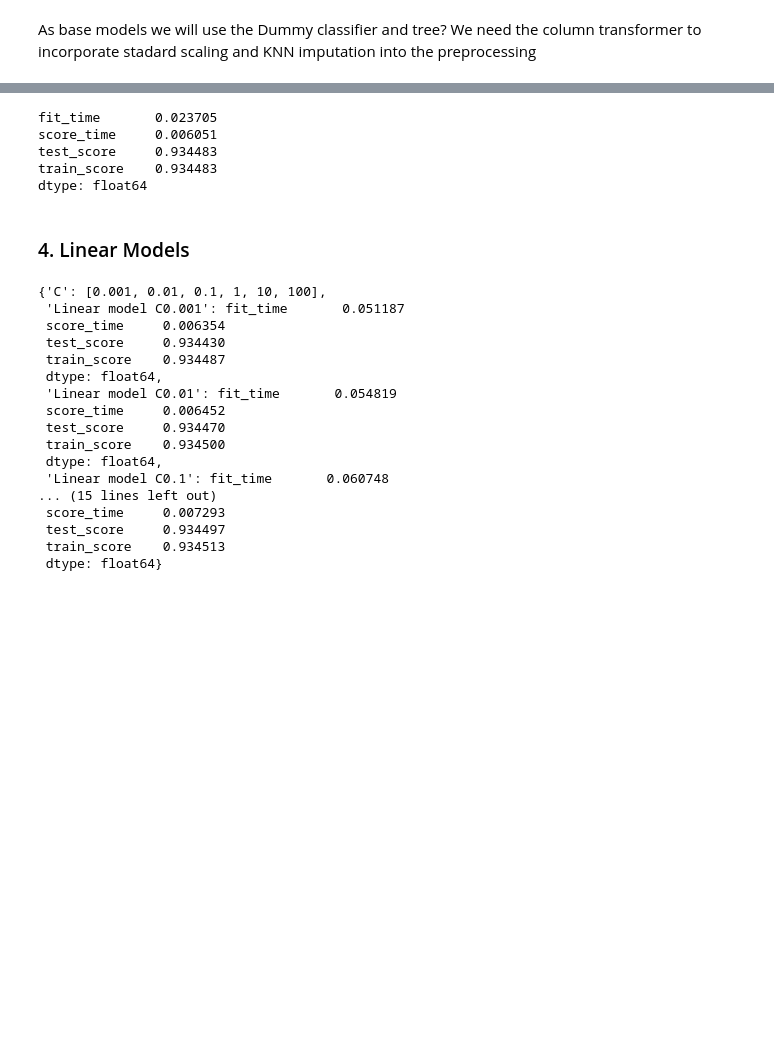
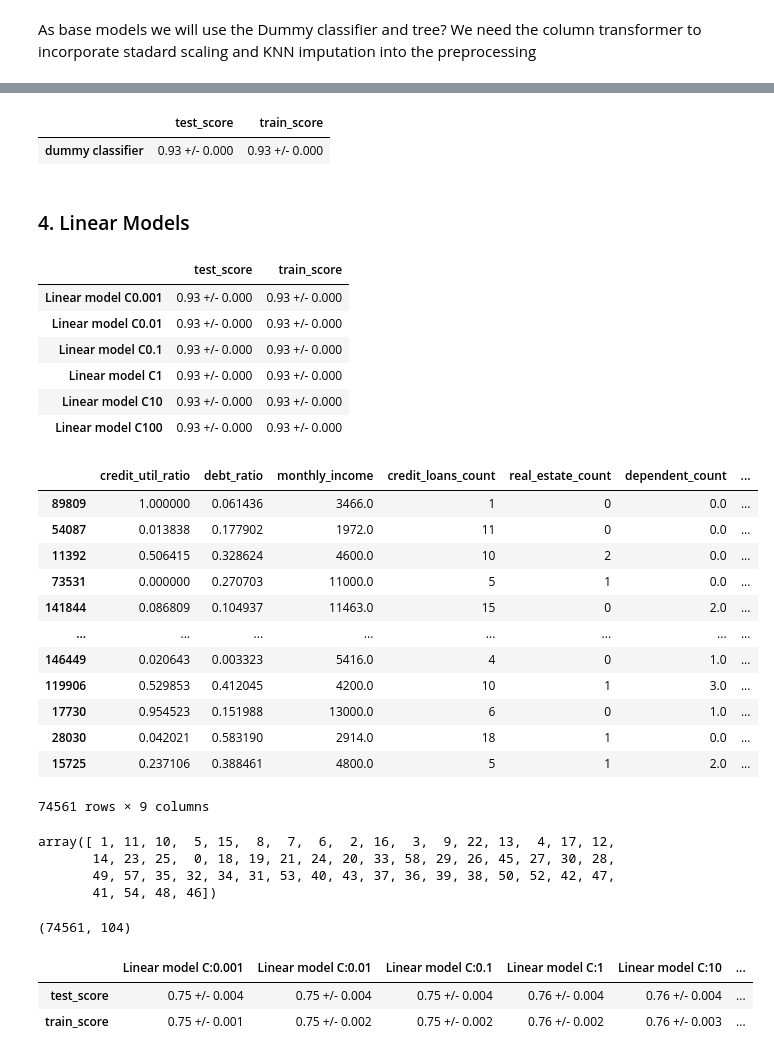
Before and after one commit to nb488/Credit-Risk-Prediction-Project, a Jupyter notebook: main.ipynb, the cells around one changed output, grey strips where cells are left out. Cells and saved outputs as stored; diff of their text form; code cells hidden in the pictures; blank space fills up the shorter version.

Commit message:
Linear model w/ some hyperparameter optimization

```diff
--- a/main.ipynb
+++ b/main.ipynb
@@ -315,12 +349,12 @@ scores = cross_validate(dummy_pipe, X_train, y_train, cv = 5, return_train_score
 # %%
 # The results are expected if the dummy are choosing the 0 class more often
 
-pd.DataFrame(scores).mean()
+dummy_pipe = make_pipeline(col_transformer, dummy)
+
+results["dummy classifier"] = cross_validate_mean_std(dummy_pipe, X_train, y_train)
+pd.DataFrame(results).T
 # %% [output]
-fit_time       0.023705
-score_time     0.006051
-test_score     0.934483
-train_score    0.934483
-dtype: float64
+|  | test_score | train_score |
+| dummy classifier | 0.93 +/- 0.000 | 0.93 +/- 0.000 |
 # %% [markdown]
 ### 4. Linear Models
@@ -340,20 +372,39 @@ for c in c_dict["C"] :
 # %%
-c_dict
+pd.DataFrame(linear_model_dict).T
 # %% [output]
-{'C': [0.001, 0.01, 0.1, 1, 10, 100],
- 'Linear model C0.001': fit_time       0.051187
- score_time     0.006354
- test_score     0.934430
- train_score    0.934487
- dtype: float64,
- 'Linear model C0.01': fit_time       0.054819
- score_time     0.006452
- test_score     0.934470
- train_score    0.934500
- dtype: float64,
- 'Linear model C0.1': fit_time       0.060748
-... (15 lines left out)
- score_time     0.007293
- test_score     0.934497
- train_score    0.934513
- dtype: float64}
+|  | test_score | train_score |
+| Linear model C0.001 | 0.93 +/- 0.000 | 0.93 +/- 0.000 |
+| Linear model C0.01 | 0.93 +/- 0.000 | 0.93 +/- 0.000 |
+| Linear model C0.1 | 0.93 +/- 0.000 | 0.93 +/- 0.000 |
+| Linear model C1 | 0.93 +/- 0.000 | 0.93 +/- 0.000 |
+| Linear model C10 | 0.93 +/- 0.000 | 0.93 +/- 0.000 |
+| Linear model C100 | 0.93 +/- 0.000 | 0.93 +/- 0.000 |
+# %%
+# Try to decret the age column and make the linear model work better
+
+X_train_modified = X_train.copy()
+# %%
+X_train_modified['age_bin'] = pd.cut(X_train_modified['age'], bins=[18, 30, 45, 60, 100], labels=False)
+X_train_modified = X_train_modified.drop(columns = "age")
+X_train_modified
+# %% [output]
+|  | credit_util_ratio | debt_ratio | monthly_income | credit_loans_count | real_estate_count | dependent_count | ... |
+| 89809 | 1.000000 | 0.061436 | 3466.0 | 1 | 0 | 0.0 | ... |
+| 54087 | 0.013838 | 0.177902 | 1972.0 | 11 | 0 | 0.0 | ... |
+| 11392 | 0.506415 | 0.328624 | 4600.0 | 10 | 2 | 0.0 | ... |
+| 73531 | 0.000000 | 0.270703 | 11000.0 | 5 | 1 | 0.0 | ... |
+| 141844 | 0.086809 | 0.104937 | 11463.0 | 15 | 0 | 2.0 | ... |
+| ... | ... | ... | ... | ... | ... | ... | ... |
+| 146449 | 0.020643 | 0.003323 | 5416.0 | 4 | 0 | 1.0 | ... |
+| 119906 | 0.529853 | 0.412045 | 4200.0 | 10 | 1 | 3.0 | ... |
+| 17730 | 0.954523 | 0.151988 | 13000.0 | 6 | 0 | 1.0 | ... |
+| 28030 | 0.042021 | 0.583190 | 2914.0 | 18 | 1 | 0.0 | ... |
+| 15725 | 0.237106 | 0.388461 | 4800.0 | 5 | 1 | 2.0 | ... |
+74561 rows × 9 columns
+# %%
+X_train_modified["credit_loans_count"].unique()
+# %% [output]
+array([ 1, 11, 10,  5, 15,  8,  7,  6,  2, 16,  3,  9, 22, 13,  4, 17, 12,
+       14, 23, 25,  0, 18, 19, 21, 24, 20, 33, 58, 29, 26, 45, 27, 30, 28,
+       49, 57, 35, 32, 34, 31, 53, 40, 43, 37, 36, 39, 38, 50, 52, 42, 47,
+       41, 54, 48, 46])
@@ -359,0 +425,5 @@ c_dict
+# %%
+X_transformed = col_transformer_lm.fit_transform(X_train_modified)
+print(X_transformed.shape)
+# %% [output]
+(74561, 104)
@@ -359,0 +441,6 @@ c_dict
+# %%
+pd.DataFrame(linear_model_dict)
+# %% [output]
+|  | Linear model C:0.001 | Linear model C:0.01 | Linear model C:0.1 | Linear model C:1 | Linear model C:10 | ... |
+| test_score | 0.75 +/- 0.004 | 0.75 +/- 0.004 | 0.75 +/- 0.004 | 0.76 +/- 0.004 | 0.76 +/- 0.004 | ... |
+| train_score | 0.75 +/- 0.001 | 0.75 +/- 0.002 | 0.75 +/- 0.002 | 0.76 +/- 0.002 | 0.76 +/- 0.003 | ... |
```
Also changed, not shown: parts of 19 cells of this notebook.
